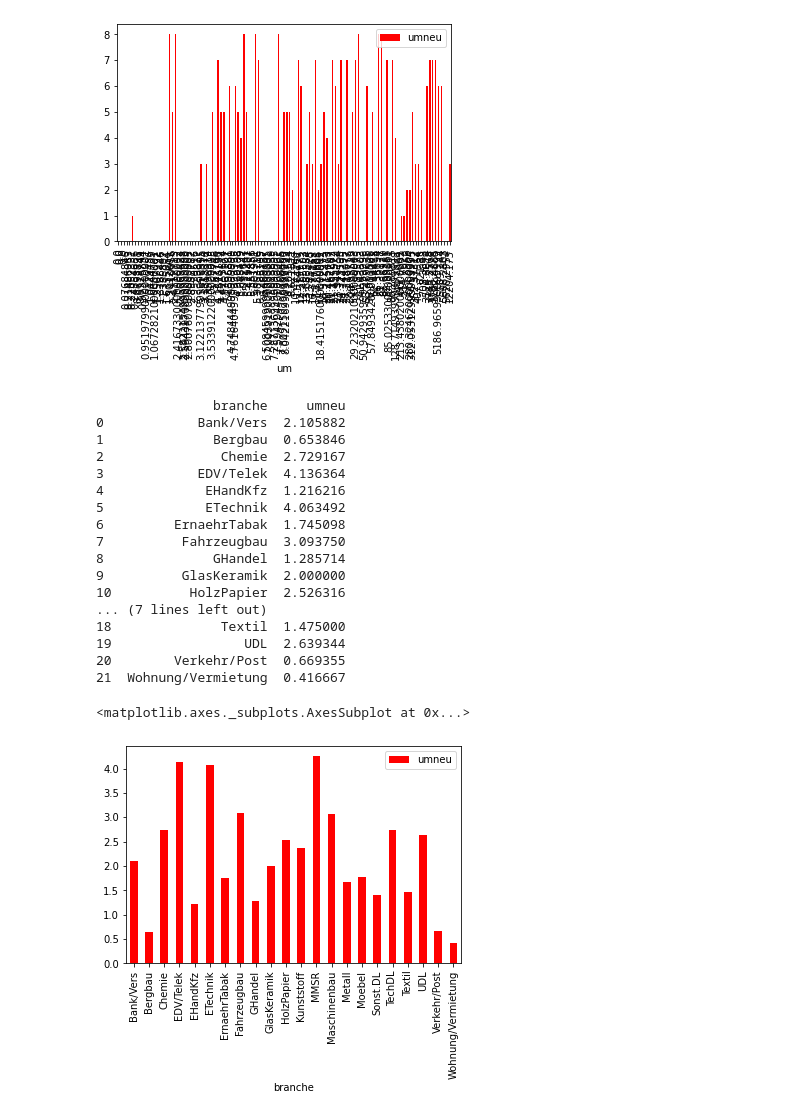
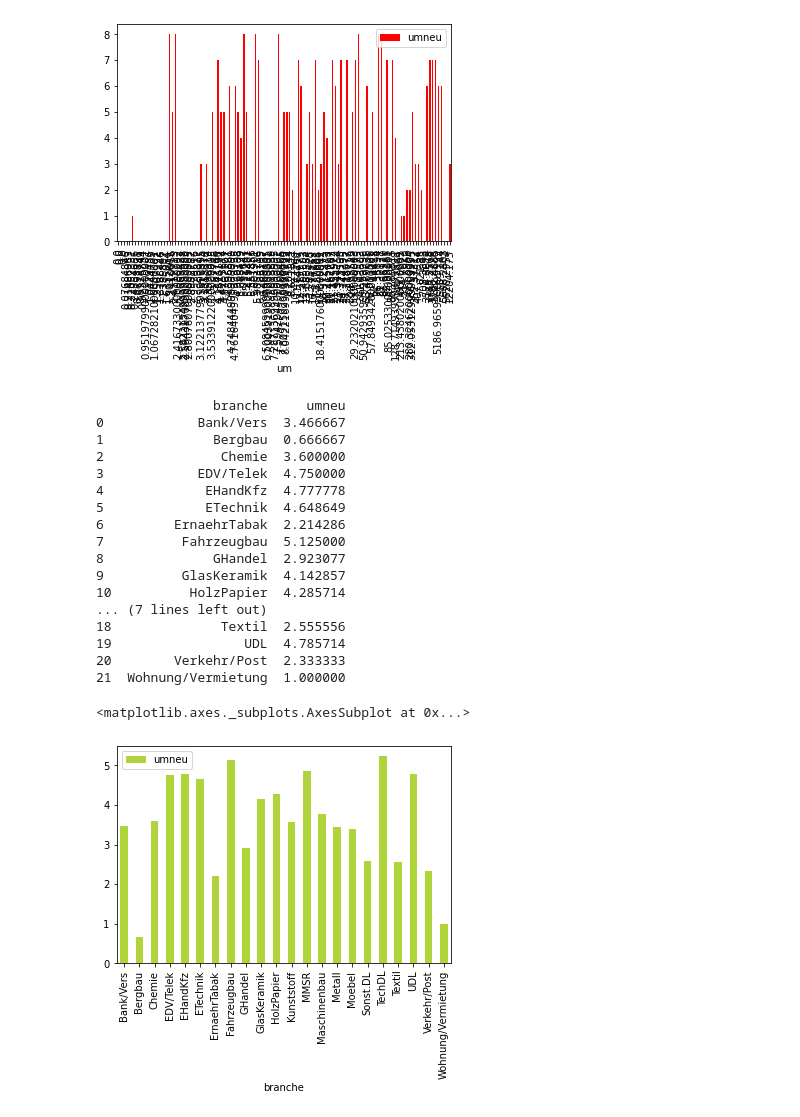
Before and after one commit to limarizon/Economics-and-Innovation-of-IP-Practica, a Jupyter notebook: script.ipynb, the cells around one changed output. Saved outputs shown, nothing was run; the diff lists cells and outputs as text; code cells hidden in the pictures.

```diff
--- a/script.ipynb
+++ b/script.ipynb
@@ -450,33 +511,35 @@ complexdesignAnalysis.plot(kind='bar', x='branche', y= 'umneu', color='red')
 # %%
 
 #advantage due to headstart
+
+#filter op alle bedrijven met een advantage due to headstart IP en check hun % aan revenue door innovatieve prodcuten
 dfCommon7 = dataSet.filter(items=['branche', 'umneu', 'schutz7'])
 dfCommon7 = dfCommon7.replace(['x=0','0<x<5','5<=x<10','10<=x<15','15<=x<20',
                                            '20<=x<30','30<=x<50', '50<=x<75', '75<=x<=100'],
                                           [0,1,2,3,4,5,6,7,8])
 dfCommon7 = dfCommon7.loc[dfCommon7['schutz7']=='ja']
 
 dfCommon7['branche'].unique()
 advantageduetoheadstartAnalysis = dfCommon7.groupby('branche', as_index=False)['umneu'].mean()
 print(advantageduetoheadstartAnalysis)
-advantageduetoheadstartAnalysis.plot(kind='bar', x='branche', y= 'umneu', color='red')
+advantageduetoheadstartAnalysis.plot(kind='bar', x='branche', y= 'umneu', color='#b0d43b')
 # %% [output]
                branche     umneu
-0            Bank/Vers  2.105882
-1              Bergbau  0.653846
-2               Chemie  2.729167
-3            EDV/Telek  4.136364
-4             EHandKfz  1.216216
-5             ETechnik  4.063492
-6         ErnaehrTabak  1.745098
-7          Fahrzeugbau  3.093750
-8              GHandel  1.285714
-9          GlasKeramik  2.000000
-10          HolzPapier  2.526316
+0            Bank/Vers  3.466667
+1              Bergbau  0.666667
+2               Chemie  3.600000
+3            EDV/Telek  4.750000
+4             EHandKfz  4.777778
+5             ETechnik  4.648649
+6         ErnaehrTabak  2.214286
+7          Fahrzeugbau  5.125000
+8              GHandel  2.923077
+9          GlasKeramik  4.142857
+10          HolzPapier  4.285714
 ... (7 lines left out)
-18              Textil  1.475000
-19                 UDL  2.639344
-20        Verkehr/Post  0.669355
-21  Wohnung/Vermietung  0.416667
+18              Textil  2.555556
+19                 UDL  4.785714
+20        Verkehr/Post  2.333333
+21  Wohnung/Vermietung  1.000000
 <matplotlib.axes._subplots.AxesSubplot at 0x...>
-[figure, old version]
+[figure, new version]
```
Also changed, not shown: parts of 15 cells of this notebook.
